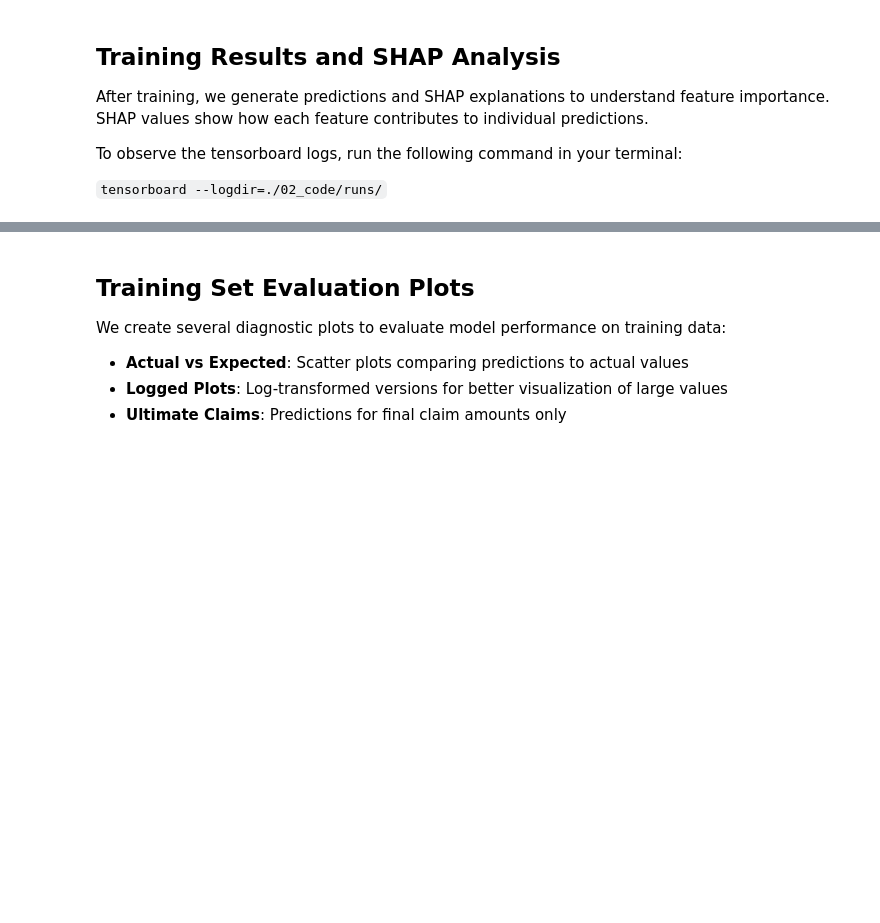
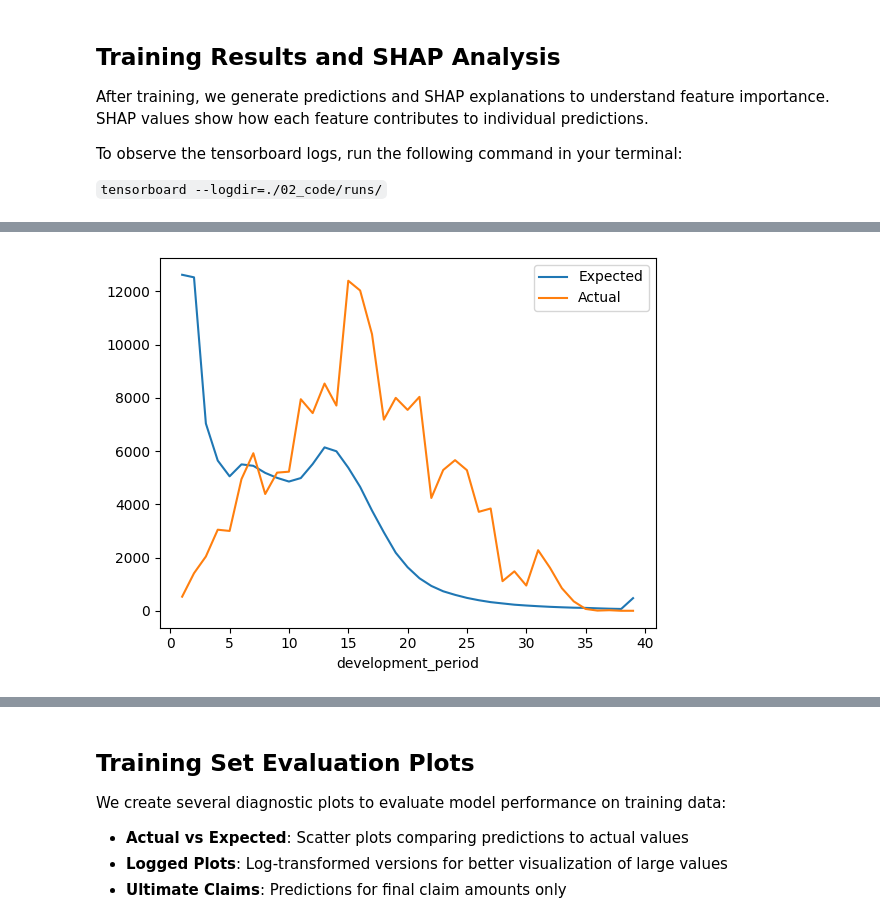
Before and after one commit to JackyP/MLR_working_party, a Jupyter notebook: 02_code/GRU_framework_triangular.ipynb, the cells around one changed output, grey strips where cells are left out. Saved outputs shown, nothing was run; the diff lists cells and outputs as text; code cells hidden in the pictures; blank space fills up the shorter version.

```diff
--- a/02_code/GRU_framework_triangular.ipynb
+++ b/02_code/GRU_framework_triangular.ipynb
@@ -348,0 +544,9 @@ AttributeError: 'DataFrame' object has no attribute 'train_ind_time'
+# %%
+actual_vs_expected_test = pd.merge(
+    pred_df,
+    dat.loc[
+        lambda df: (df.claim_no.isin(pred_df.claim_no.drop_duplicates())) & (~df.train_ind),
+        ["claim_no", "development_period", "payment_period", "payment_size"]
+    ],
+    on=["claim_no", "development_period", "payment_period"]
+)
@@ -348,0 +569,14 @@ AttributeError: 'DataFrame' object has no attribute 'train_ind_time'
+# %%
+# Plot average actual and expected amount
+(
+    actual_vs_expected_test[["development_period", "claim_size", "payment_size"]]
+    .rename(columns={
+        youtput: "Expected",
+        "payment_size": "Actual"
+    })
+    .groupby("development_period")
+    .agg("mean")
+).plot()
+plt.show()
+# %% [output]
+[figure, added]
```
Also changed, not shown: parts of 36 cells of this notebook, 3 other files.
